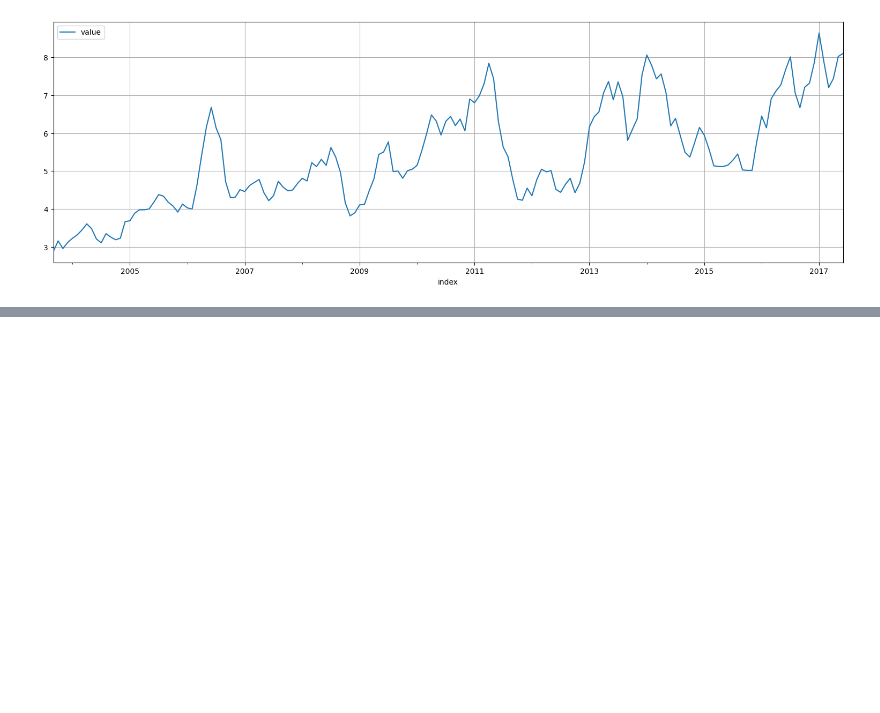
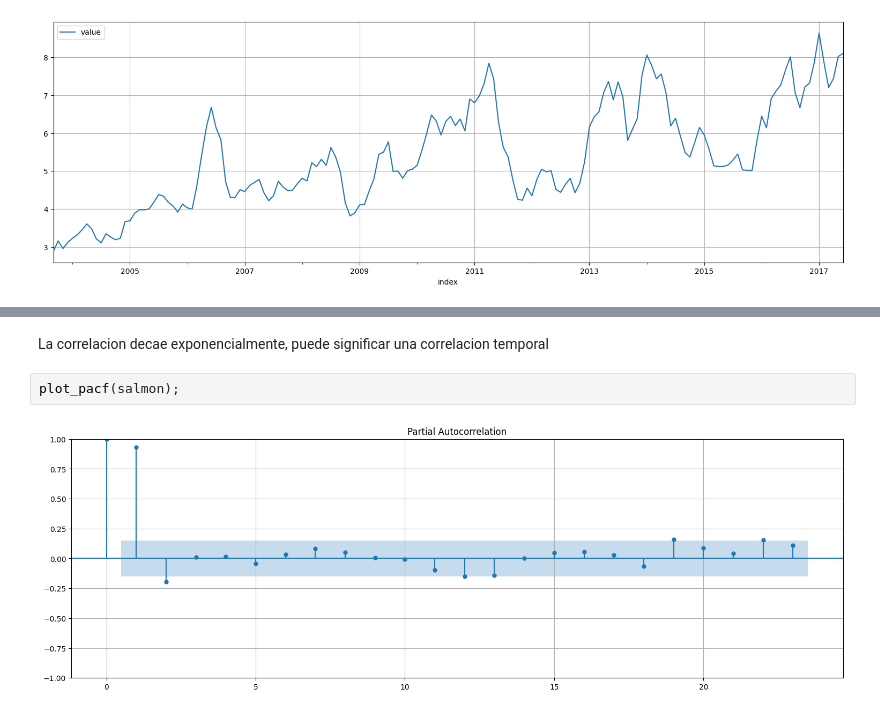
Before and after one commit to aferragu/curso_series_temporales, a Jupyter notebook: 3- Modelos ARMA y ARIMA/Modelos autorregresivos y autocorrelacion parcial.ipynb, the cells around one changed output, grey strips where cells are left out. Saved outputs shown, nothing was run; the diff lists cells and outputs as text; blank space fills up the shorter version.

```diff
--- a/3- Modelos ARMA y ARIMA/Modelos autorregresivos y autocorrelacion parcial.ipynb
+++ b/3- Modelos ARMA y ARIMA/Modelos autorregresivos y autocorrelacion parcial.ipynb
@@ -669,0 +684,6 @@ salmon.plot();
+# %% [markdown]
+La correlacion decae exponencialmente, puede significar una correlacion temporal
+# %%
+plot_pacf(salmon);
+# %% [output]
+[figure, added]
```
Also changed, not shown: parts of 46 cells of this notebook.
